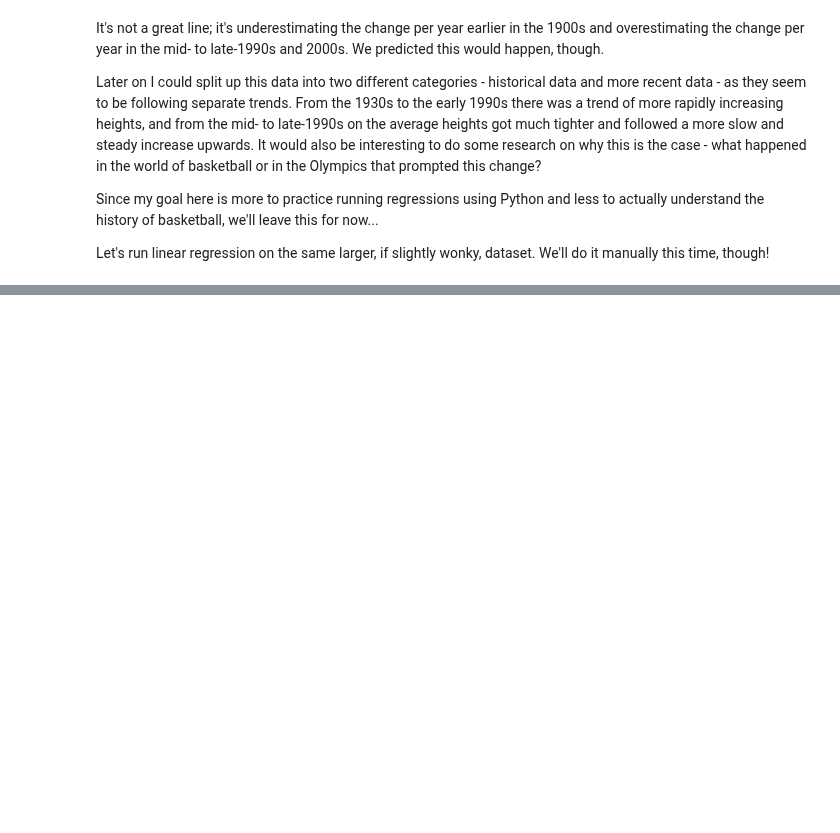
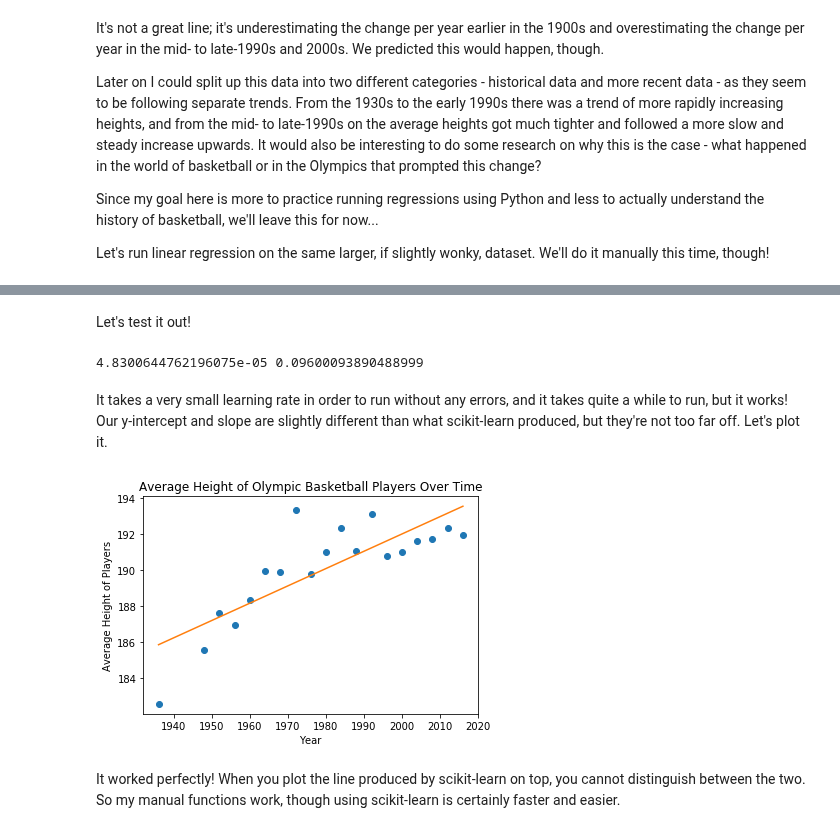
Before and after one commit to NWhite-7/Practice, a Jupyter notebook: machine_learning/linear_regression_practice.ipynb, the cells around one changed output, grey strips where cells are left out. Cells and saved outputs as stored; diff of their text form; code cells hidden in the pictures; blank space fills up the shorter version.

```diff
--- a/machine_learning/linear_regression_practice.ipynb
+++ b/machine_learning/linear_regression_practice.ipynb
@@ -148,0 +135,54 @@ Let's run linear regression on the same larger, if slightly wonky, dataset. We'l
+# %%
+def get_b_gradient(x, y, b, m):
+    N = len(x)
+    diff = 0
+    for i in range(N):
+        diff += y[i] - (m * x[i] + b)
+    b_gradient = (-2 / N) * diff
+    return b_gradient
+
+def get_m_gradient(x, y, b, m):
+    N = len(x)
+    diff = 0
+    for i in range(N):
+        diff += x[i] * (y[i] - (m * x[i] + b))
+    m_gradient = (-2 / N) * diff
+    return m_gradient
+
+def step_gradient(current_b, current_m, x, y, learning_rate):
+    b_gradient = get_b_gradient(x, y, current_b, current_m)
+    m_gradient = get_m_gradient(x, y, current_b, current_m)
+    b = current_b - (learning_rate * b_gradient)
+    m = current_m - (learning_rate * m_gradient)
+    return [b, m]
+
+def gradient_descent(x, y, learning_rate, num_iterations):
+    b = 0
+    m = 0
+    for i in range(num_iterations):
+        b, m = step_gradient(b, m, x, y, learning_rate)
+    return [b, m]
+# %% [markdown]
+Let's test it out!
+# %%
+b, m = gradient_descent(X_val, y, 0.0000001, 10000)
+print(b, m)
+# %% [output]
+4.8300644762196075e-05 0.09600093890488999
+# %% [markdown]
+It takes a very small learning rate in order to run without any errors, and it takes quite a while to run, but it works! Our y-intercept and slope are slightly different than what scikit-learn produced, but they're not too far off. Let's plot it.
+# %%
+y_predict_manual = [value * m + b for value in X_val]
+
+plt.plot(X_val, y, 'o')
+plt.plot(X, y_predict_manual)
+
+plt.xlabel('Year')
+plt.ylabel('Average Height of Players')
+plt.title('Average Height of Olympic Basketball Players Over Time')
+
+plt.show()
+# %% [output]
+[figure, added]
+# %% [markdown]
+It worked perfectly! When you plot the line produced by scikit-learn on top, you cannot distinguish between the two. So my manual functions work, though using scikit-learn is certainly faster and easier.
```
Also changed, not shown: parts of 3 cells of this notebook.
